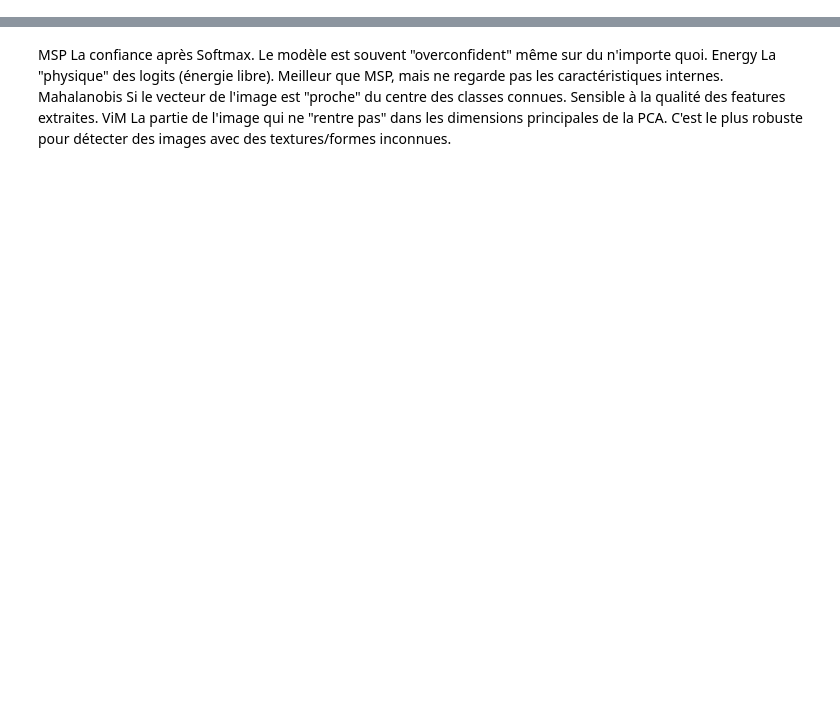
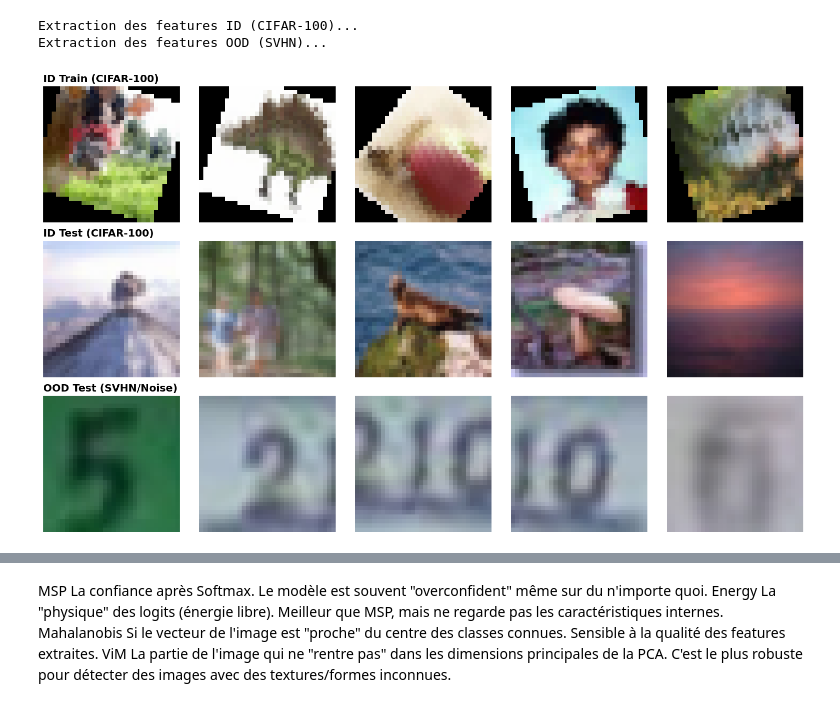
Before and after one commit to Enzo-py/CV_project, a Jupyter notebook: compare_ood.ipynb, the cells around one changed output, grey strips where cells are left out. Cells and saved outputs as stored; diff of their text form; code cells hidden in the pictures; blank space fills up the shorter version.

```diff
--- a/compare_ood.ipynb
+++ b/compare_ood.ipynb
@@ -20,7 +20,7 @@ from sklearn.decomposition import PCA
 device = torch.device("cuda" if torch.cuda.is_available() else "cpu")
 num_principal_comp = 128
 # %%
-train_loader, test_loader = get_data(BATCH_SIZE)
+train_loader, test_loader = get_data(BATCH_SIZE, train_shuffle=False)
 ood_loader = get_ood_data(BATCH_SIZE)
 
 model_state = torch.load(os.path.join(MODELS_DIR, "resnet18_cifar100.pth"))
@@ -37,41 +37,54 @@ id_features, id_logits = evaluator.get_features_and_logits(test_loader, device)
 
 print("Extraction des features OOD (SVHN)...")
 ood_features, ood_logits = evaluator.get_features_and_logits(ood_loader, device)
+# %% [output]
+Extraction des features ID (CIFAR-100)...
+Extraction des features OOD (SVHN)...
 # %%
 def show_loader_images(loaders_dict, n=5):
     """
-    loaders_dict: dictionnaire {'Nom': loader}
-    n: nombre d'images par loader
+    Visualizes a grid of sample images from multiple DataLoaders.
+
+    This function is primarily used to qualitatively inspect In-Distribution (ID)
+    and Out-of-Distribution (OOD) data, ensuring that preprocessing and
+    normalization are correctly applied across different sources.
+
+    Args:
+        loaders_dict (dict): Dictionary mapping dataset names to their respective DataLoaders.
+        n (int): Number of images to display per loader (columns in the grid).
     """
+
     fig, axes = plt.subplots(len(loaders_dict), n, figsize=(15, 9))
 
     mean = np.array([0.5071, 0.4867, 0.4408])
     std = np.array([0.2675, 0.2565, 0.2761])
 
     for row, (name, loader) in enumerate(loaders_dict.items()):
         inputs, _ = next(iter(loader))
 
         for col in range(n):
             img = inputs[col].numpy().transpose((1, 2, 0)) # C, H, W -> H, W, C
             img = std * img + mean
             img = np.clip(img, 0, 1)
 
             ax = axes[row, col]
             ax.imshow(img)
             ax.axis('off')
             if col == 0:
                 ax.set_title(name, loc='left', fontweight='bold', fontsize=14)
 
     plt.tight_layout()
     plt.show()
 
 loaders_to_show = {
     "ID Train (CIFAR-100)": train_loader,
     "ID Test (CIFAR-100)": test_loader,
     "OOD Test (SVHN/Noise)": ood_loader
 }
 
 show_loader_images(loaders_to_show)
+# %% [output]
+[figure, added]
 # %%
 pca = PCA(n_components=num_principal_comp)
 pca.fit(id_train_features.numpy())
```
Also changed, not shown: parts of 5 cells of this notebook, 4 other files.
